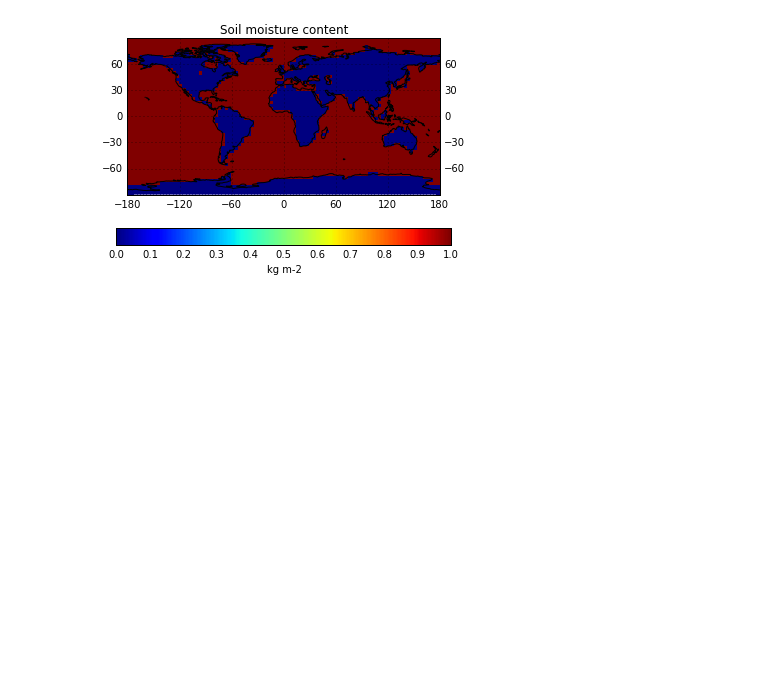
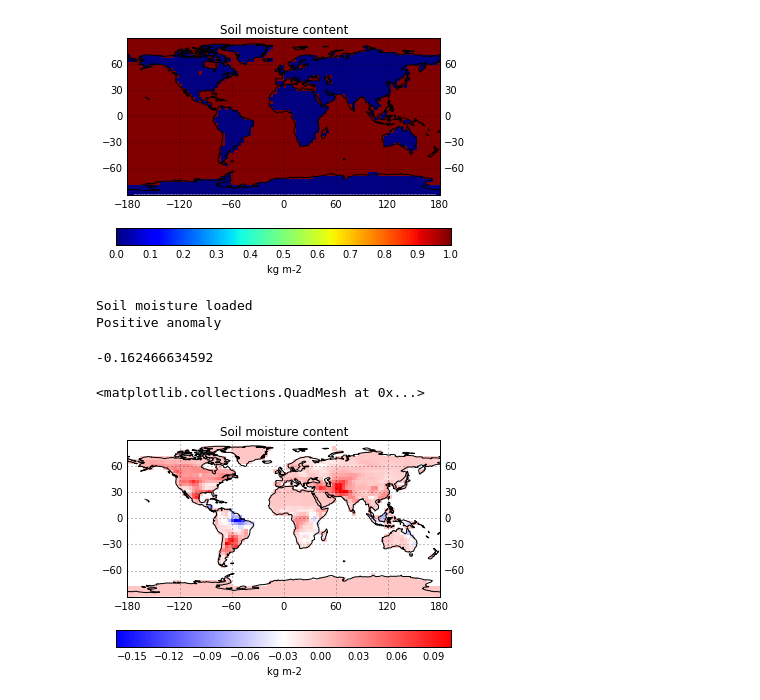
Before and after one commit to nltyrrell/greb_tools, a Jupyter notebook: greb_testing.ipynb, the cells around one changed output. Saved outputs shown, nothing was run; the diff lists cells and outputs as text; code cells hidden in the pictures; blank space fills up the shorter version.

```diff
--- a/greb_testing.ipynb
+++ b/greb_testing.ipynb
@@ -285,3 +285,33 @@ soil_moisture_content / (kg m-2)    (latitude: 48; longitude: 96; time: 730)
           source: Input Data for GREB model
 <matplotlib.collections.QuadMesh at 0x...>
 [figure]
+# %%
+smc = iris.load_cube('./ncfiles/soil.moisture.nc')
+anom = iris.load_cube('./ncfiles/smc_companom_max.nc')
+print 'Soil moisture loaded'
+p_n = "pos"
+anom = anom.regrid(smc[:,:,0],iris.analysis.Linear())
+anom.data = np.ma.masked_less(anom.data,-1)
+
+oc_mask = np.ma.masked_greater_equal(smc.data,1)
+oc = (~oc_mask.mask).astype('int')
+new_smc = smc.copy()
+anom_data = np.repeat(np.expand_dims(anom.data,2),smc.shape[-1],2)
+anom_data = np.ma.masked_less(anom_data,-1)
+anom_data = np.ma.masked_greater(anom_data,1)
+if p_n == "pos":
+    print "Positive anomaly"
+    new_smc.data = anom_data*oc
+if p_n == "neg":
+    print "Negative anomaly"
+    new_smc.data = -anom_data*oc
+# %% [output]
+Soil moisture loaded
+Positive anomaly
+# %%
+print anom_data.min()
+qplt.pcmeshclf(new_smc[:,:,0])
+# %% [output]
+-0.162466634592
+<matplotlib.collections.QuadMesh at 0x...>
+[figure, added]
```
Also changed, not shown: parts of 1 cell of this notebook, 12 other files.
